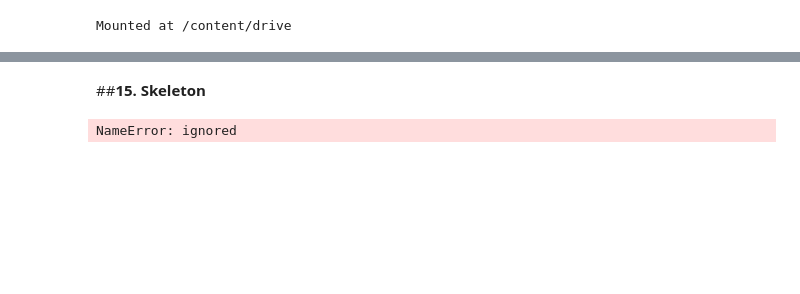
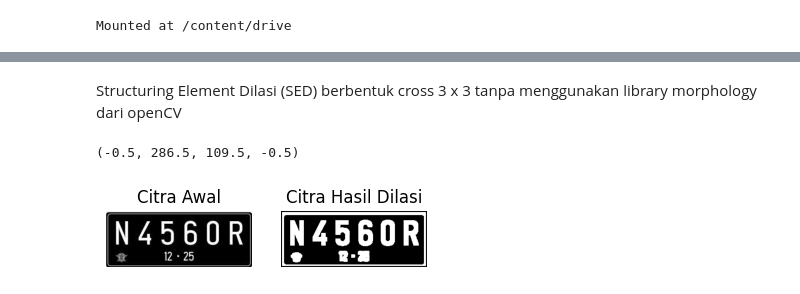
Before and after one commit to KrysnaRachmatR/PCVK_GANJIL_2023, a Jupyter notebook: Week9.ipynb, the cells around one changed output, grey strips where cells are left out. Drawn from its saved outputs; the diff is of its cells as text; code cells hidden in the pictures; blank space fills up the shorter version.

```diff
--- a/Week9.ipynb
+++ b/Week9.ipynb
@@ -542,31 +15,0 @@ NameError: ignored
-# %% [markdown]
-##**15. Skeleton**
-# %%
-from skimage import filters
-from skimage.morphology import skeletonize
-
-# Read the image
-img = cv2.imread('/content/drive/MyDrive/PCVK_MM/Images/lily.jpg', 0)
-
-# Apply thresholding using Triangle method
-binary = img > filters.threshold_triangle(img)
-
-# Convert True/False to 1/0
-binary_cp = binary.astype(int)
-
-# Skeletonize the binary image
-skeleton = skeletonize(binary_cp)
-
-# Display images
-plt.figure(figsize=(10, 5))
-
-plt.subplot(131), plt.imshow(img, cmap='gray')
-plt.title('Original Image'), plt.xticks([]), plt.yticks([])
-
-plt.subplot(132), plt.imshow(skeleton, cmap='gray')
-plt.title('Skeleton Image'), plt.xticks([]), plt.yticks([])
-
-plt.savefig("binary_and_skeleton.png")
-plt.show()
-# %% [output]
-NameError: ignored
@@ -572,0 +20,41 @@ NameError: ignored
+# %% [markdown]
+Structuring Element Dilasi (SED) berbentuk cross 3 x 3 tanpa menggunakan library morphology dari openCV
+# %%
+# Function Dilasi
+
+def dilasi_citra(F, w):
+  height, width = F.shape
+
+  image_dilasi = np.zeros((height, width), dtype=np.uint8)
+
+  # generate structure element
+  structure_element = np.ones((w,w), dtype=np.uint8)
+  constant = (w - 1) // 2
+
+  # melakukan proses dilasi
+  for i in range(constant, height - constant):
+    for j in range(constant, width - constant):
+      temp = F[i-constant:i+constant+1,j-constant:j+constant+1]
+      product = temp * structure_element
+      image_dilasi[i,j]= np.max(product)
+
+  return image_dilasi
+# %%
+# Penampilan Citra Dilasi tanpa library morphology
+
+image_dilasi_a = cv2.imread('/content/drive/MyDrive/img/plat_nomer.jpg',0)
+
+w = 5
+ret, thresh = cv2.threshold(image_dilasi_a , 125, 200, cv2.THRESH_BINARY)
+dilasi = dilasi_citra(thresh,w)
+
+plt.subplot(131),plt.imshow(image_dilasi_a, cmap = 'gray')
+plt.title('Citra Awal')
+plt.axis('off')
+
+plt.subplot(132),plt.imshow(dilasi, cmap = 'gray')
+plt.title('Citra Hasil Dilasi')
+plt.axis('off')
+# %% [output]
+(-0.5, 286.5, 109.5, -0.5)
+[figure, added]
```
Also changed, not shown: parts of 79 cells of this notebook.
